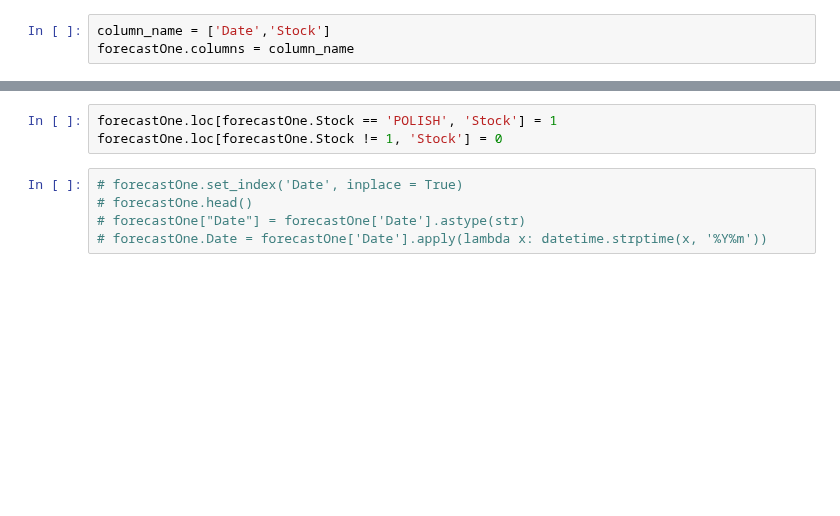
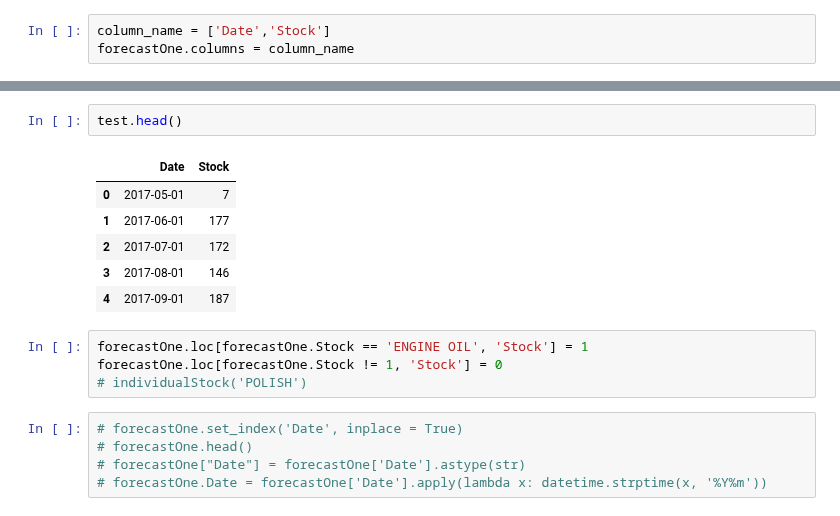
Before and after one commit to sreeharikodakanti/Data-Science-Note, a Jupyter notebook: Assignment #1 Time series/Inventory Forecasting.ipynb, the cells around one changed output, grey strips where cells are left out. Cells and saved outputs as stored; diff of their text form; blank space fills up the shorter version.

```diff
--- a/Assignment #1 Time series/Inventory Forecasting.ipynb
+++ b/Assignment #1 Time series/Inventory Forecasting.ipynb
@@ -43,6 +105,16 @@ forecastOne.columns = column_name
+# %%
+test.head()
+# %% [output]
+|  | Date | Stock |
+| 0 | 2017-05-01 | 7 |
+| 1 | 2017-06-01 | 177 |
+| 2 | 2017-07-01 | 172 |
+| 3 | 2017-08-01 | 146 |
+| 4 | 2017-09-01 | 187 |
 # %%
-forecastOne.loc[forecastOne.Stock == 'POLISH', 'Stock'] = 1
+forecastOne.loc[forecastOne.Stock == 'ENGINE OIL', 'Stock'] = 1
 forecastOne.loc[forecastOne.Stock != 1, 'Stock'] = 0
+# individualStock('POLISH')
 # %%
 # forecastOne.set_index('Date', inplace = True)
 # forecastOne.head()
```
Also changed, not shown: parts of 8 cells of this notebook.
